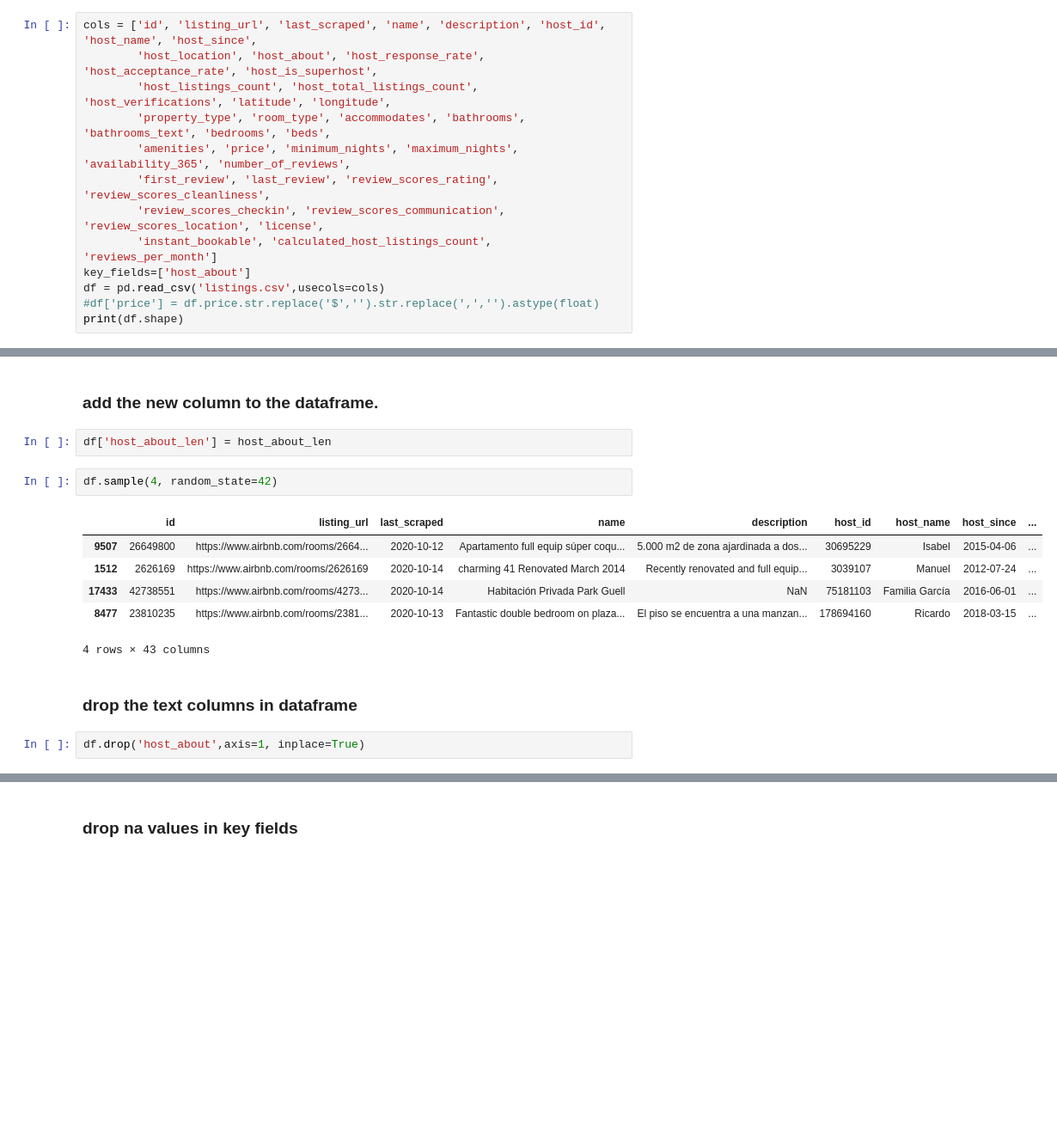
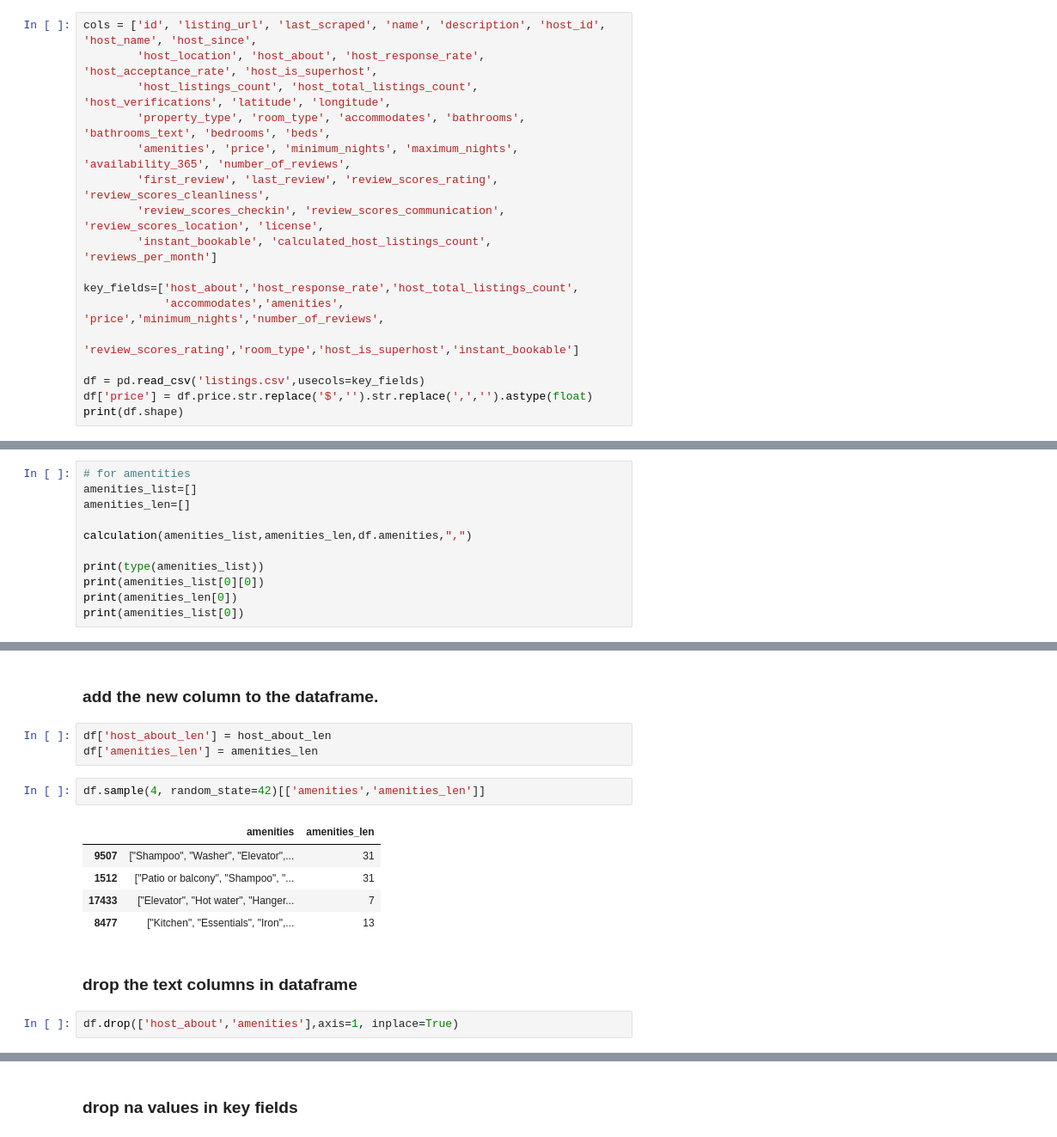
Before and after one commit to Jiawei997/qm, a Jupyter notebook: qm.ipynb, the cells around one changed output, grey strips where cells are left out. Shown at 86% size. Saved outputs shown, nothing was run; the diff lists cells and outputs as text; blank space fills up the shorter version.

```diff
--- a/qm.ipynb
+++ b/qm.ipynb
@@ -10,8 +10,12 @@ cols = ['id', 'listing_url', 'last_scraped', 'name', 'description', 'host_id', '
         'first_review', 'last_review', 'review_scores_rating', 'review_scores_cleanliness',
         'review_scores_checkin', 'review_scores_communication', 'review_scores_location', 'license',
         'instant_bookable', 'calculated_host_listings_count', 'reviews_per_month']
-key_fields=['host_about']
-df = pd.read_csv('listings.csv',usecols=cols)
-#df['price'] = df.price.str.replace('$','').str.replace(',','').astype(float)
+
+key_fields=['host_about','host_response_rate','host_total_listings_count',
+            'accommodates','amenities', 'price','minimum_nights','number_of_reviews',
+            'review_scores_rating','room_type','host_is_superhost','instant_bookable']
+
+df = pd.read_csv('listings.csv',usecols=key_fields)
+df['price'] = df.price.str.replace('$','').str.replace(',','').astype(float)
 print(df.shape)
 # %% [output]
@@ -43,0 +57,11 @@ print(host_about_list[0])
+# %%
+# for amentities
+amenities_list=[]
+amenities_len=[]
+
+calculation(amenities_list,amenities_len,df.amenities,",")
+
+print(type(amenities_list))
+print(amenities_list[0][0])
+print(amenities_len[0])
+print(amenities_list[0])
@@ -74,19 +103,19 @@ print(host_about_list[0])"""
 ### add the new column to the dataframe.
 # %%
 df['host_about_len'] = host_about_len
+df['amenities_len'] = amenities_len
 # %%
-df.sample(4, random_state=42)
+df.sample(4, random_state=42)[['amenities','amenities_len']]
 # %% [output]
-|  | id | listing_url | last_scraped | name | description | host_id | host_name | host_since | ... |
-| 9507 | 26649800 | https://www.airbnb.com/rooms/2664... | 2020-10-12 | Apartamento full equip súper coqu... | 5.000 m2 de zona ajardinada a dos... | 30695229 | Isabel | 2015-04-06 | ... |
-| 1512 | 2626169 | https://www.airbnb.com/rooms/2626169 | 2020-10-14 | charming 41 Renovated March 2014 | Recently renovated and full equip... | 3039107 | Manuel | 2012-07-24 | ... |
-| 17433 | 42738551 | https://www.airbnb.com/rooms/4273... | 2020-10-14 | Habitación Privada Park Guell | NaN | 75181103 | Familia García | 2016-06-01 | ... |
-| 8477 | 23810235 | https://www.airbnb.com/rooms/2381... | 2020-10-13 | Fantastic double bedroom on plaza... | El piso se encuentra a una manzan... | 178694160 | Ricardo | 2018-03-15 | ... |
+|  | amenities | amenities_len |
+| 9507 | ["Shampoo", "Washer", "Elevator",... | 31 |
+| 1512 | ["Patio or balcony", "Shampoo", "... | 31 |
+| 17433 | ["Elevator", "Hot water", "Hanger... | 7 |
+| 8477 | ["Kitchen", "Essentials", "Iron",... | 13 |
-4 rows × 43 columns
 # %% [markdown]
 ### drop the text columns in dataframe
 # %%
-df.drop('host_about',axis=1, inplace=True)
+df.drop(['host_about','amenities'],axis=1, inplace=True)
 # %%
 df.sample(3, random_state=42)
 # %% [output]
```
Also changed, not shown: parts of 10 cells of this notebook.
